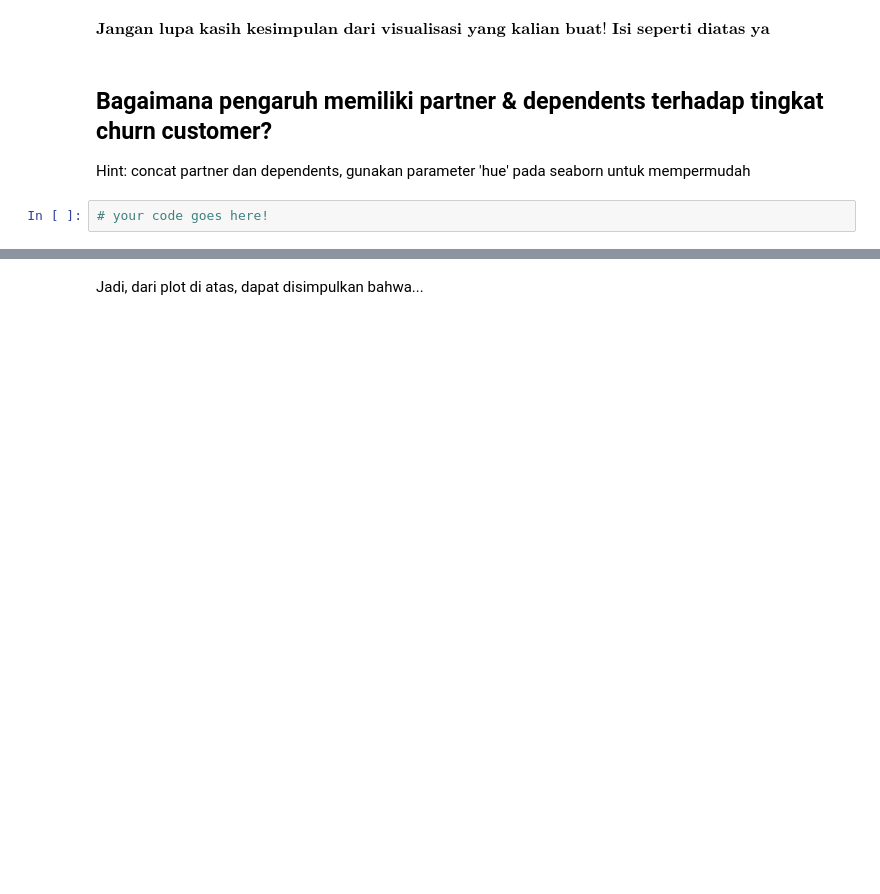
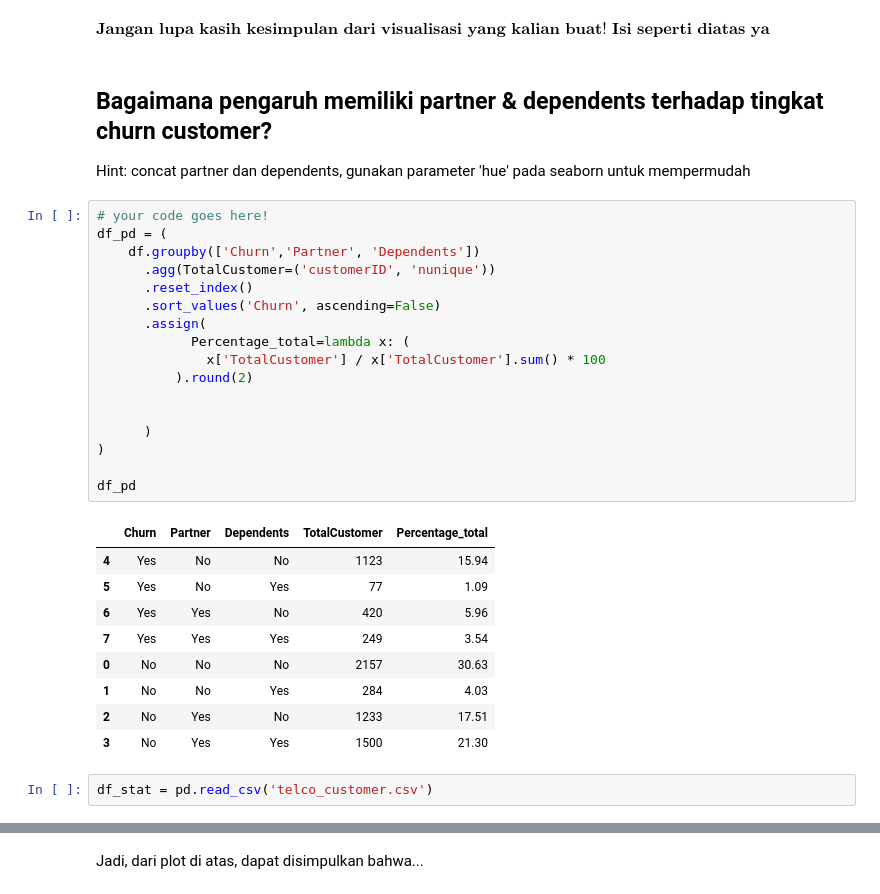
Before and after one commit to agirahmawandi/hw_datavisualitation, a Jupyter notebook: Data Visualization - Template Homework.ipynb, the cells around one changed output, grey strips where cells are left out. Saved outputs shown, nothing was run; the diff lists cells and outputs as text; blank space fills up the shorter version.

```diff
--- a/Data Visualization - Template Homework.ipynb
+++ b/Data Visualization - Template Homework.ipynb
@@ -217,5 +233,32 @@ $\textbf{Jangan lupa kasih kesimpulan dari visualisasi yang kalian buat! Isi sep
 ## Bagaimana pengaruh memiliki partner & dependents terhadap tingkat churn customer?
 
 Hint: concat partner dan dependents, gunakan parameter 'hue' pada seaborn untuk mempermudah
-# %%
-# your code goes here!
+# %%
+# your code goes here!
+df_pd = (
+    df.groupby(['Churn','Partner', 'Dependents'])
+      .agg(TotalCustomer=('customerID', 'nunique'))
+      .reset_index()
+      .sort_values('Churn', ascending=False)
+      .assign(
+            Percentage_total=lambda x: (
+              x['TotalCustomer'] / x['TotalCustomer'].sum() * 100
+          ).round(2)
+
+
+      )
+)
+
+df_pd
+# %% [output]
+|  | Churn | Partner | Dependents | TotalCustomer | Percentage_total |
+| 4 | Yes | No | No | 1123 | 15.94 |
+| 5 | Yes | No | Yes | 77 | 1.09 |
+| 6 | Yes | Yes | No | 420 | 5.96 |
+| 7 | Yes | Yes | Yes | 249 | 3.54 |
+| 0 | No | No | No | 2157 | 30.63 |
+| 1 | No | No | Yes | 284 | 4.03 |
+| 2 | No | Yes | No | 1233 | 17.51 |
+| 3 | No | Yes | Yes | 1500 | 21.30 |
+# %%
+df_stat = pd.read_csv('telco_customer.csv')
```
Also changed, not shown: parts of 14 cells of this notebook, 1 other file.
